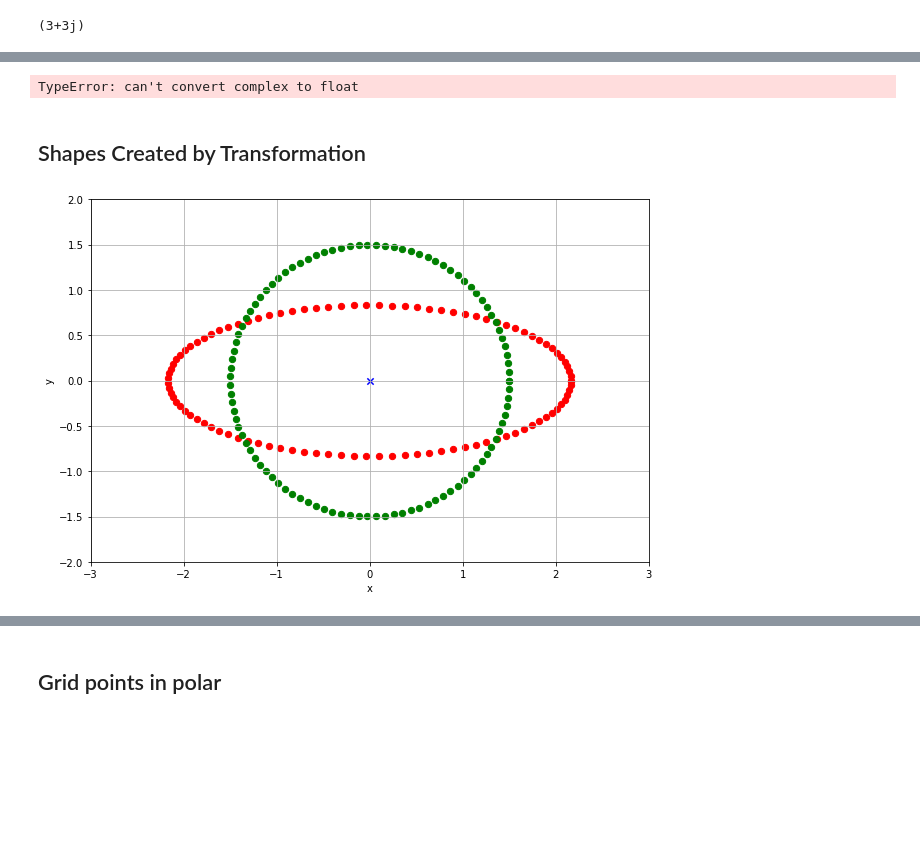
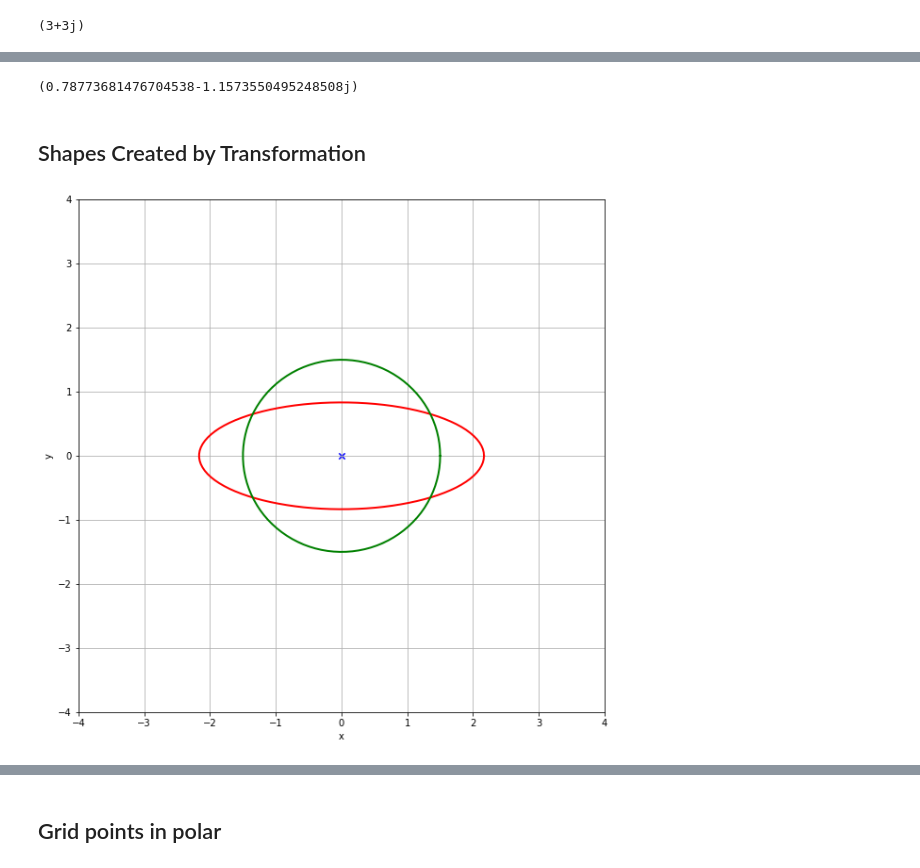
Before and after one commit to asabbagha/MAE6226, a Jupyter notebook: Assignment2.ipynb, the cells around one changed output, grey strips where cells are left out. Cells and saved outputs as stored; diff of their text form; code cells hidden in the pictures; blank space fills up the shorter version.

```diff
--- a/Assignment2.ipynb
+++ b/Assignment2.ipynb
@@ -19,6 +25,6 @@ z
 # %%
-1.4 * math.exp(5.31j)
+1.4 * numpy.exp(5.31*1j)
 # %% [output]
-TypeError: can't convert complex to float
+(0.78773681476704538-1.1573550495248508j)
 # %% [markdown]
 ## Shapes Created by Transformation
@@ -31,7 +31,7 @@ from matplotlib import pyplot
 # %%
 N = 50
-x_start, x_end = -3.0,3.0
-y_start, y_end = -2.0,2.0
+x_start, x_end = -4.0,4.0
+y_start, y_end = -4.0,4.0
 x = numpy.linspace(x_start, x_end, N)
 y = numpy.linspace(y_start, y_end, N)
 X, Y = numpy.meshgrid(x,y)
@@ -41,25 +41,25 @@ r = 1.5
 theta = numpy.linspace(0,2*math.pi, 100)
 x_circle = r*numpy.cos(theta)
 y_circle = r*numpy.sin(theta)
-z = E = numpy.zeros(x_circle.shape)
-z = x_circle + y_circle*1j
+z_circle1 = E = numpy.zeros(x_circle.shape)
+z_circle1 = x_circle + y_circle*1j
 
 #Joukowski transform
-c = 1
-E = z + (c**2)/z
+c_circle1 = 1
+E_circle1 = z_circle1 + (c**2)/z_circle1
 # %%
 width = 10
 height = (y_end - y_start) / (x_end - x_start) * width
 pyplot.figure(figsize=(width, height))
 pyplot.grid(True)
 pyplot.xlabel('x')
 pyplot.ylabel('y')
 pyplot.xlim(x_start, x_end)
 pyplot.ylim(y_start, y_end)
-pyplot.scatter(E.real, E.imag, color='r', s=40, marker='o');
-pyplot.scatter(z.real, z.imag, color='g', s=40, marker='o');
+pyplot.plot(E_circle1.real, E_circle1.imag, color='r', linewidth = 2);
+pyplot.plot(z_circle1.real, z_circle1.imag, color='g', linewidth = 2);
 pyplot.scatter(0, 0, color='b', s=40, marker='x');
 # %% [output]
-[figure, old version]
+[figure, new version]
 # %%
 #plot circle 2
```
Also changed, not shown: parts of 56 cells of this notebook.
